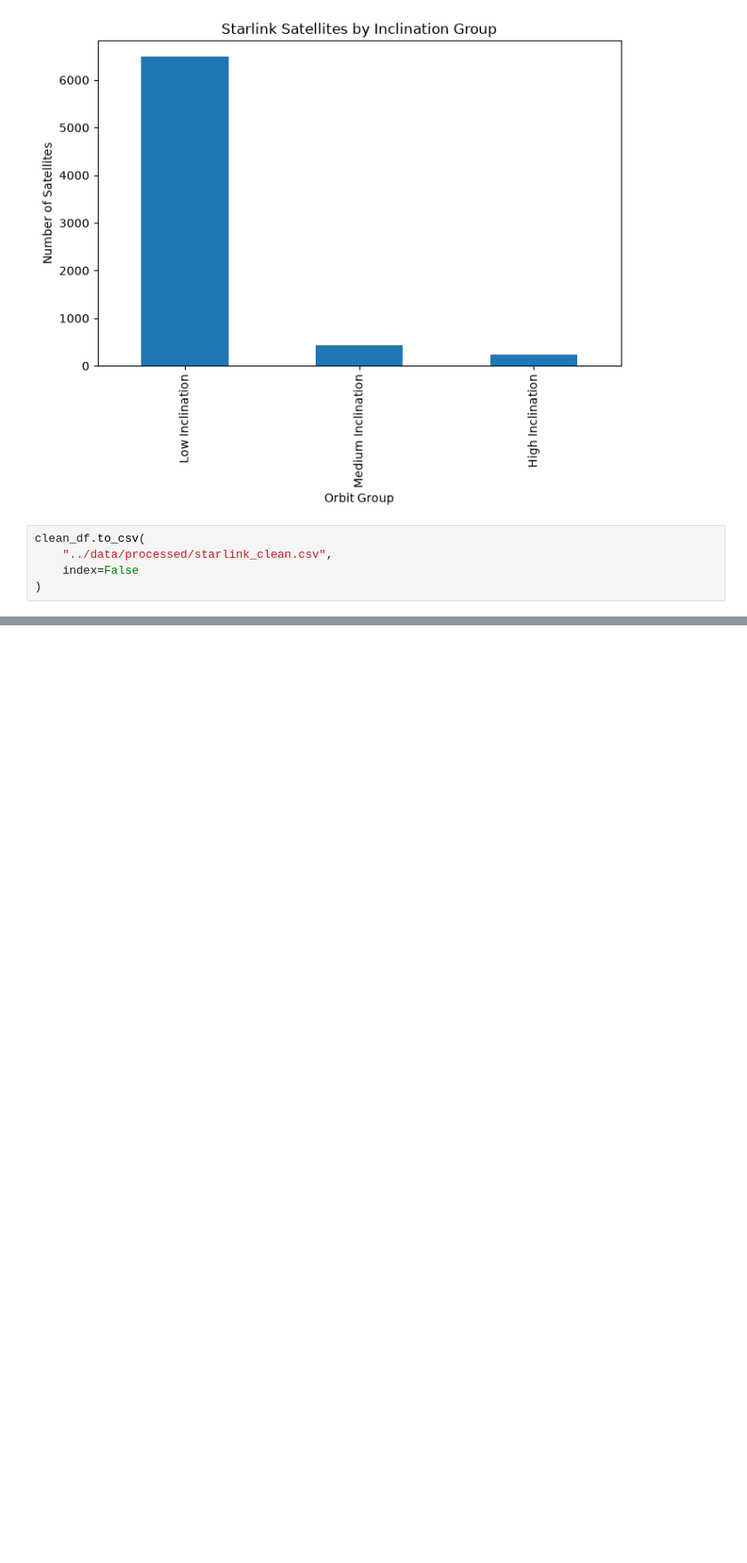
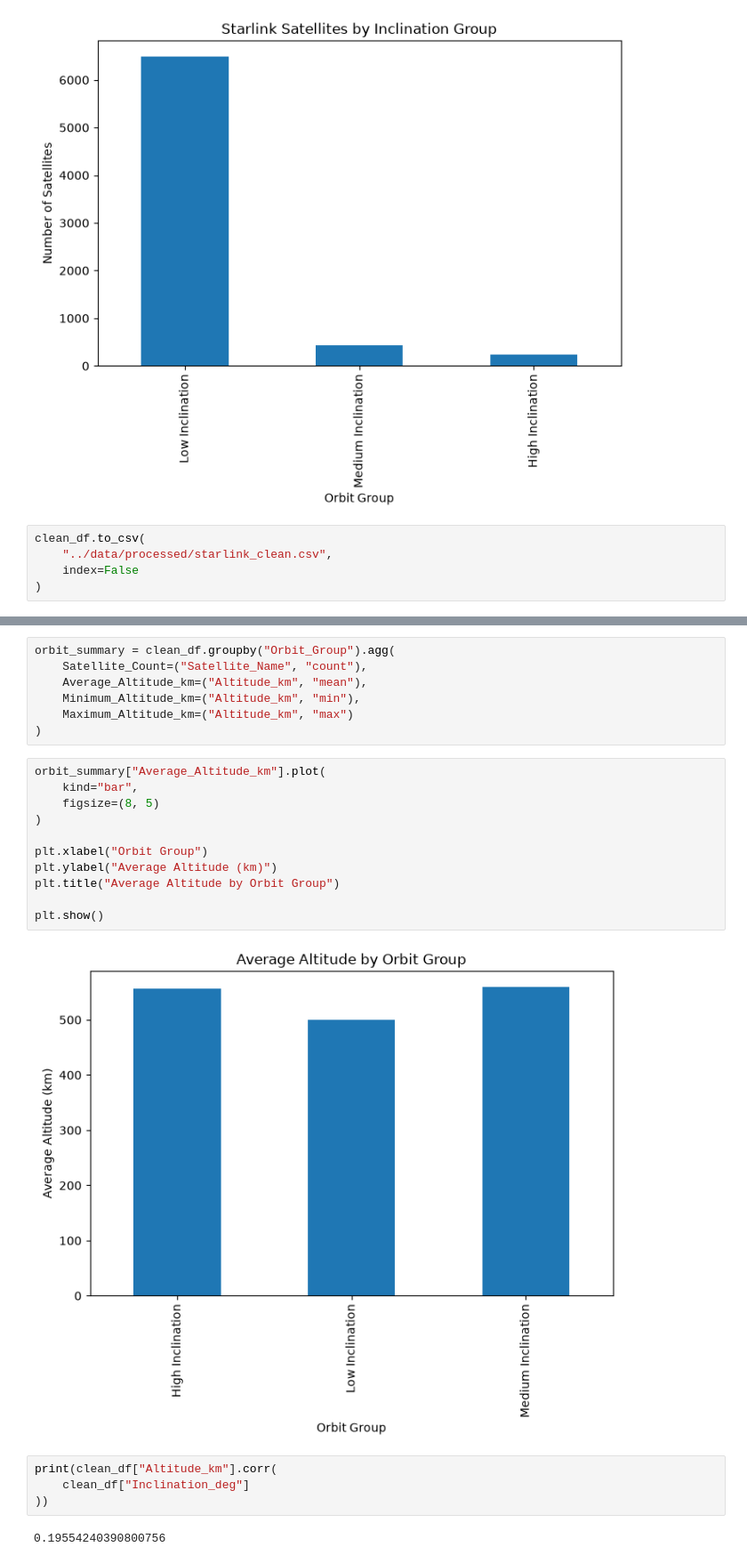
Before and after one commit to roshan-datasci/StarLinkScope, a Jupyter notebook: notebooks/01_explore_starlink.ipynb, the cells around one changed output, grey strips where cells are left out. Shown at 89% size. Cells and saved outputs as stored; diff of their text form; blank space fills up the shorter version.

Commit message:
Day 5–6: Analyze and visualize Starlink data

```diff
--- a/notebooks/01_explore_starlink.ipynb
+++ b/notebooks/01_explore_starlink.ipynb
@@ -130,0 +214,26 @@ clean_df.to_csv(
+# %%
+orbit_summary = clean_df.groupby("Orbit_Group").agg(
+    Satellite_Count=("Satellite_Name", "count"),
+    Average_Altitude_km=("Altitude_km", "mean"),
+    Minimum_Altitude_km=("Altitude_km", "min"),
+    Maximum_Altitude_km=("Altitude_km", "max")
+)
+# %%
+orbit_summary["Average_Altitude_km"].plot(
+    kind="bar",
+    figsize=(8, 5)
+)
+
+plt.xlabel("Orbit Group")
+plt.ylabel("Average Altitude (km)")
+plt.title("Average Altitude by Orbit Group")
+
+plt.show()
+# %% [output]
+[figure, added]
+# %%
+print(clean_df["Altitude_km"].corr(
+    clean_df["Inclination_deg"]
+))
+# %% [output]
+0.19554240390800756
```
Also changed, not shown: parts of 17 cells of this notebook, 1 other file.
